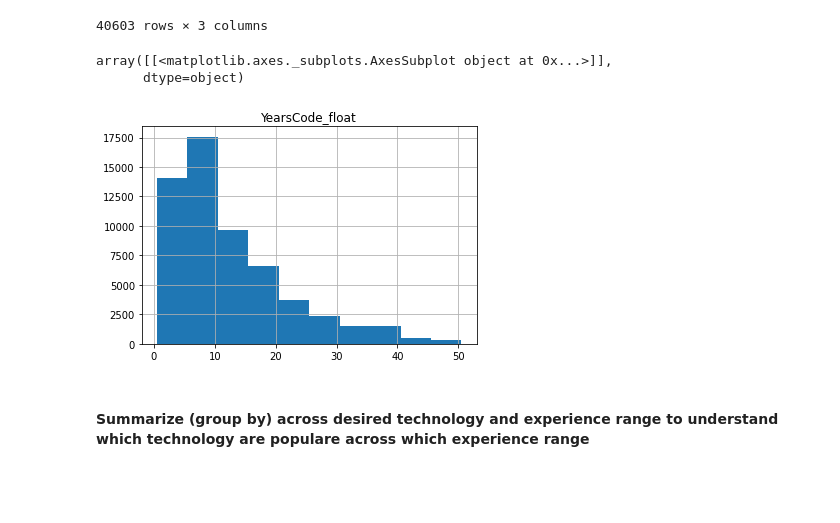
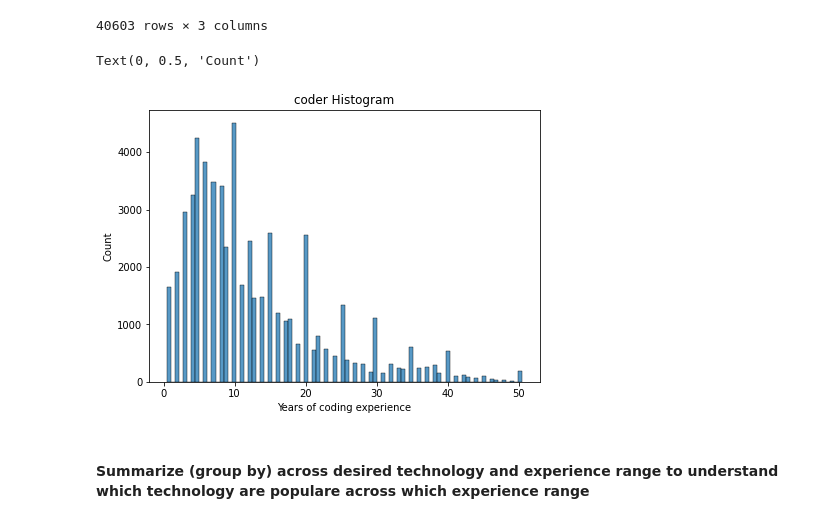
Before and after one commit to rajeevfromkrec/udacity_datascience, a Jupyter notebook: Udacity_data_science_project_1.ipynb, the cells around one changed output. Drawn from its saved outputs; the diff is of its cells as text; code cells hidden in the pictures; blank space fills up the shorter version.

```diff
--- a/Udacity_data_science_project_1.ipynb
+++ b/Udacity_data_science_project_1.ipynb
@@ -153,12 +169,19 @@ df_desired_tech.dropna(subset=['MiscTechDesireNextYear'])
 | 64446 | Flutter;Node.js;React Native;Tens... | 1-10 | 6.0 |
 | 64453 | .NET | 1-10 | 3.0 |
 40603 rows × 3 columns
-# %%
-df_desired_tech.hist()
-# %% [output]
-array([[<matplotlib.axes._subplots.AxesSubplot object at 0x...>]],
-      dtype=object)
-[figure, removed]
+# %%
+f = plt.figure(figsize=(7,5))
+ax = f.add_subplot(1,1,1)
+sns.histplot(data=df_desired_tech, stat="count",
+             x="YearsCode_float", kde=False,
+             palette="pastel",
+             element="bars")
+ax.set_title("coder Histogram")
+ax.set_xlabel("Years of coding experience")
+ax.set_ylabel("Count")
+# %% [output]
+Text(0, 0.5, 'Count')
+[figure, added]
 # %% [markdown]
 #### Summarize (group by) across desired technology and experience range to understand which technology are populare across which experience range
 # %%
```
Also changed, not shown: parts of 5 cells of this notebook.
